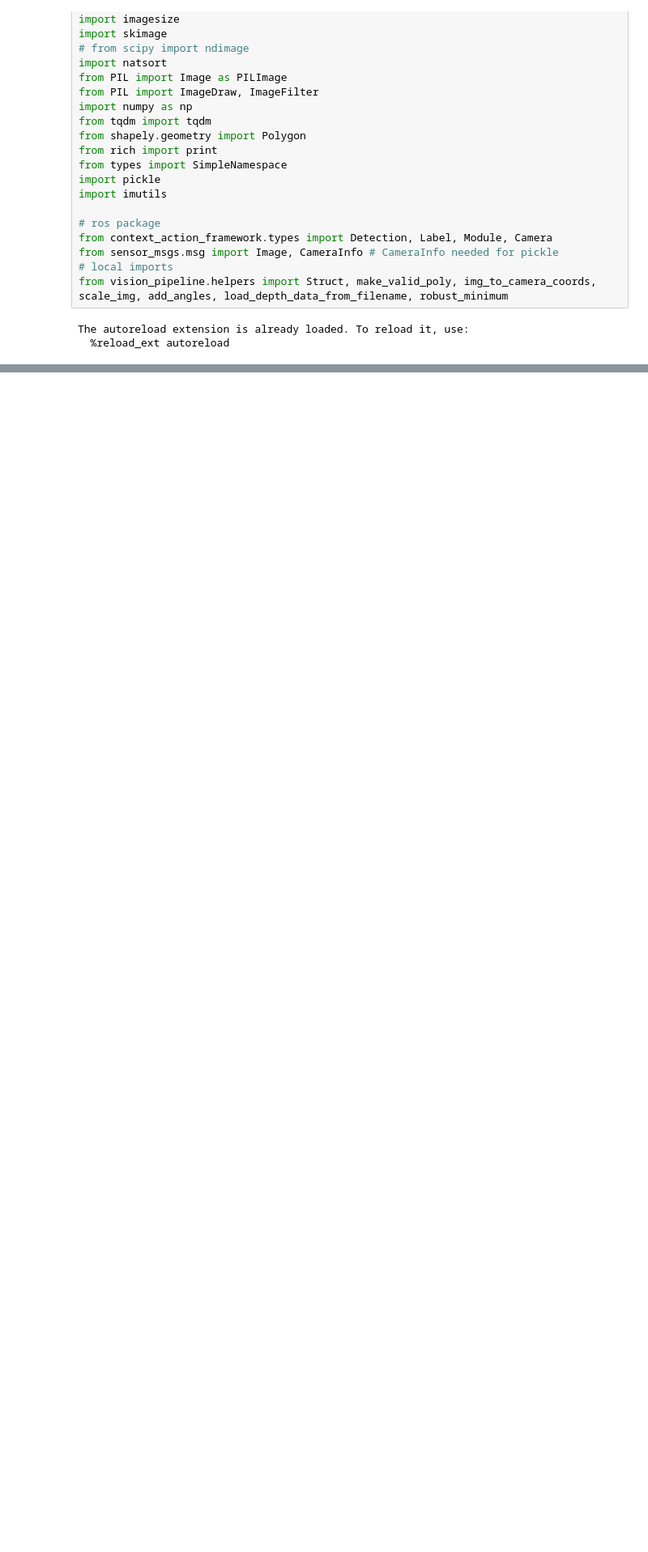
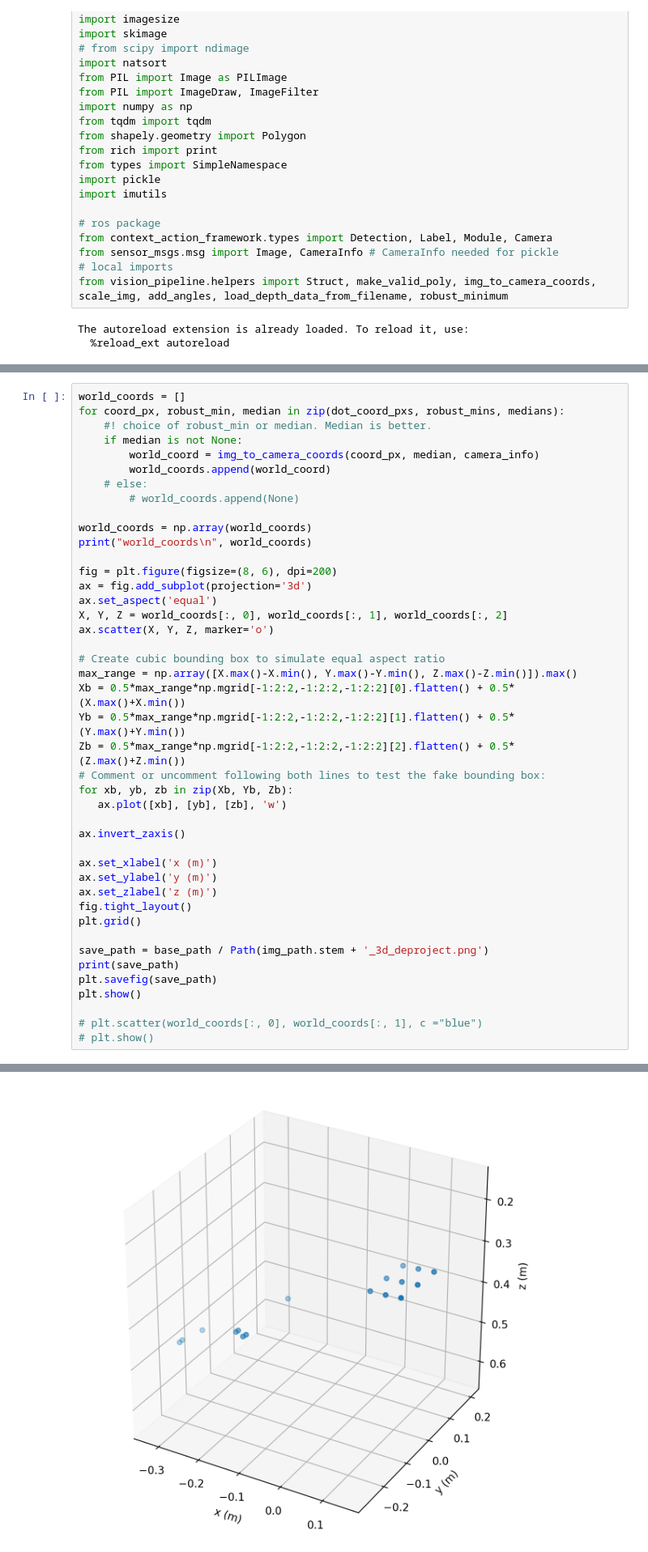
Before and after one commit to ReconCycle/vision_pipeline, a Jupyter notebook: realsense_calib/red_dot_position.ipynb, the cells around one changed output, grey strips where cells are left out. Shown at 81% size. Cells and saved outputs as stored; diff of their text form; blank space fills up the shorter version.

```diff
--- a/realsense_calib/red_dot_position.ipynb
+++ b/realsense_calib/red_dot_position.ipynb
@@ -272,0 +299,44 @@ array([-0.00123557, -0.01539978,  0.28299999])
+# %%
+world_coords = []
+for coord_px, robust_min, median in zip(dot_coord_pxs, robust_mins, medians):
+    #! choice of robust_min or median. Median is better.
+    if median is not None:
+        world_coord = img_to_camera_coords(coord_px, median, camera_info)
+        world_coords.append(world_coord)
+    # else:
+        # world_coords.append(None)
+
+world_coords = np.array(world_coords)
+print("world_coords\n", world_coords)
+
+fig = plt.figure(figsize=(8, 6), dpi=200)
+ax = fig.add_subplot(projection='3d')
+ax.set_aspect('equal')
+X, Y, Z = world_coords[:, 0], world_coords[:, 1], world_coords[:, 2]
+ax.scatter(X, Y, Z, marker='o')
+
+# Create cubic bounding box to simulate equal aspect ratio
+max_range = np.array([X.max()-X.min(), Y.max()-Y.min(), Z.max()-Z.min()]).max()
+Xb = 0.5*max_range*np.mgrid[-1:2:2,-1:2:2,-1:2:2][0].flatten() + 0.5*(X.max()+X.min())
+Yb = 0.5*max_range*np.mgrid[-1:2:2,-1:2:2,-1:2:2][1].flatten() + 0.5*(Y.max()+Y.min())
+Zb = 0.5*max_range*np.mgrid[-1:2:2,-1:2:2,-1:2:2][2].flatten() + 0.5*(Z.max()+Z.min())
+# Comment or uncomment following both lines to test the fake bounding box:
+for xb, yb, zb in zip(Xb, Yb, Zb):
+   ax.plot([xb], [yb], [zb], 'w')
+
+ax.invert_zaxis()
+
+ax.set_xlabel('x (m)')
+ax.set_ylabel('y (m)')
+ax.set_zlabel('z (m)')
+fig.tight_layout()
+plt.grid()
+
+save_path = base_path / Path(img_path.stem + '_3d_deproject.png')
+print(save_path)
+plt.savefig(save_path)
+plt.show()
+
+# plt.scatter(world_coords[:, 0], world_coords[:, 1], c ="blue")
+# plt.show()
+# %% [output]
@@ -272,0 +362 @@ array([-0.00123557, -0.01539978,  0.28299999])
+[figure, added]
```
Also changed, not shown: parts of 7 cells of this notebook, 6 other files.
